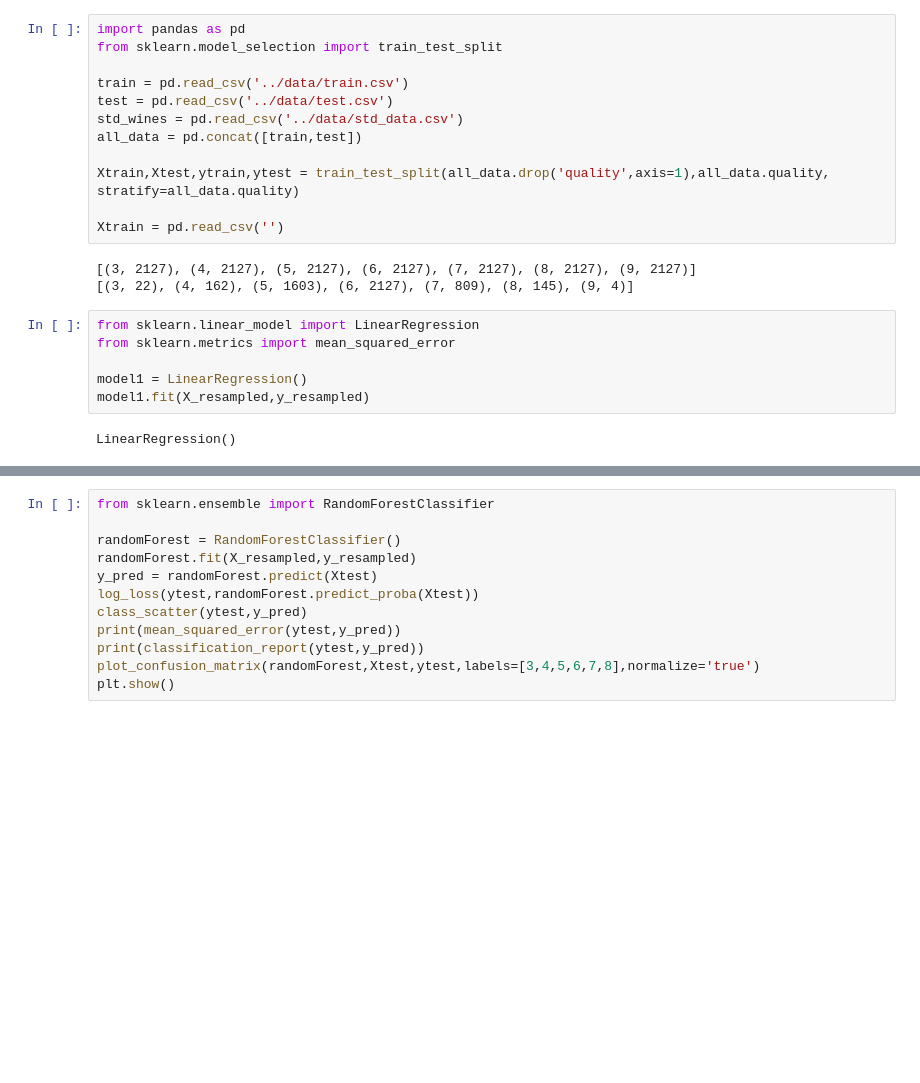
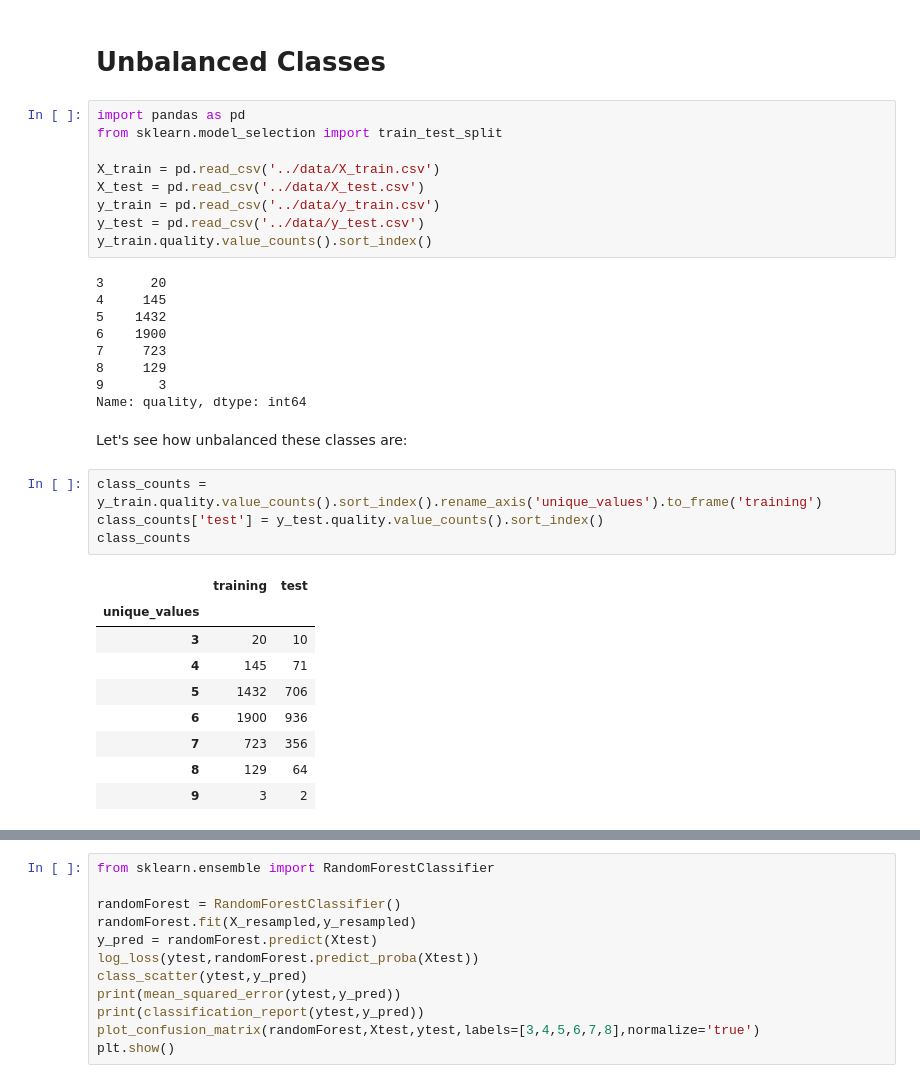
Before and after one commit to jeffkoskulics/Springboard, a Jupyter notebook: Capstone2/notebooks/ModelingUnbalancedClasses.ipynb, the cells around one changed output, grey strips where cells are left out. Cells and saved outputs as stored; diff of their text form; blank space fills up the shorter version.

```diff
--- a/Capstone2/notebooks/ModelingUnbalancedClasses.ipynb
+++ b/Capstone2/notebooks/ModelingUnbalancedClasses.ipynb
@@ -1,23 +1,36 @@
+# %% [markdown]
+# Unbalanced Classes
 # %%
 import pandas as pd
 from sklearn.model_selection import train_test_split
 
-train = pd.read_csv('../data/train.csv')
-test = pd.read_csv('../data/test.csv')
-std_wines = pd.read_csv('../data/std_data.csv')
-all_data = pd.concat([train,test])
-
-Xtrain,Xtest,ytrain,ytest = train_test_split(all_data.drop('quality',axis=1),all_data.quality, stratify=all_data.quality)
-
-Xtrain = pd.read_csv('')
+X_train = pd.read_csv('../data/X_train.csv')
+X_test = pd.read_csv('../data/X_test.csv')
+y_train = pd.read_csv('../data/y_train.csv')
+y_test = pd.read_csv('../data/y_test.csv')
+y_train.quality.value_counts().sort_index()
 # %% [output]
-[(3, 2127), (4, 2127), (5, 2127), (6, 2127), (7, 2127), (8, 2127), (9, 2127)]
-[(3, 22), (4, 162), (5, 1603), (6, 2127), (7, 809), (8, 145), (9, 4)]
+3      20
+4     145
+5    1432
+6    1900
+7     723
+8     129
+9       3
+Name: quality, dtype: int64
-# %%
-from sklearn.linear_model import LinearRegression
-from sklearn.metrics import mean_squared_error
-
-model1 = LinearRegression()
-model1.fit(X_resampled,y_resampled)
-# %% [output]
-LinearRegression()
+# %% [markdown]
+Let's see how unbalanced these classes are:
+# %%
+class_counts = y_train.quality.value_counts().sort_index().rename_axis('unique_values').to_frame('training')
+class_counts['test'] = y_test.quality.value_counts().sort_index()
+class_counts
+# %% [output]
+|  | training | test |
+| unique_values |  |  |
+| 3 | 20 | 10 |
+| 4 | 145 | 71 |
+| 5 | 1432 | 706 |
+| 6 | 1900 | 936 |
+| 7 | 723 | 356 |
+| 8 | 129 | 64 |
+| 9 | 3 | 2 |
```
Also changed, not shown: parts of 9 cells of this notebook, 7 other files.
